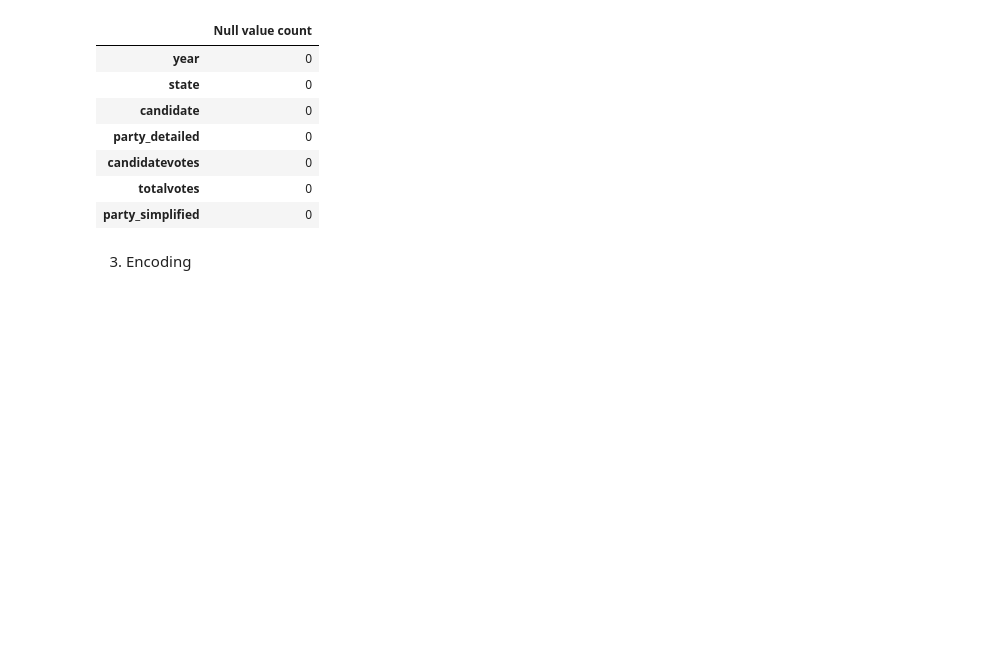
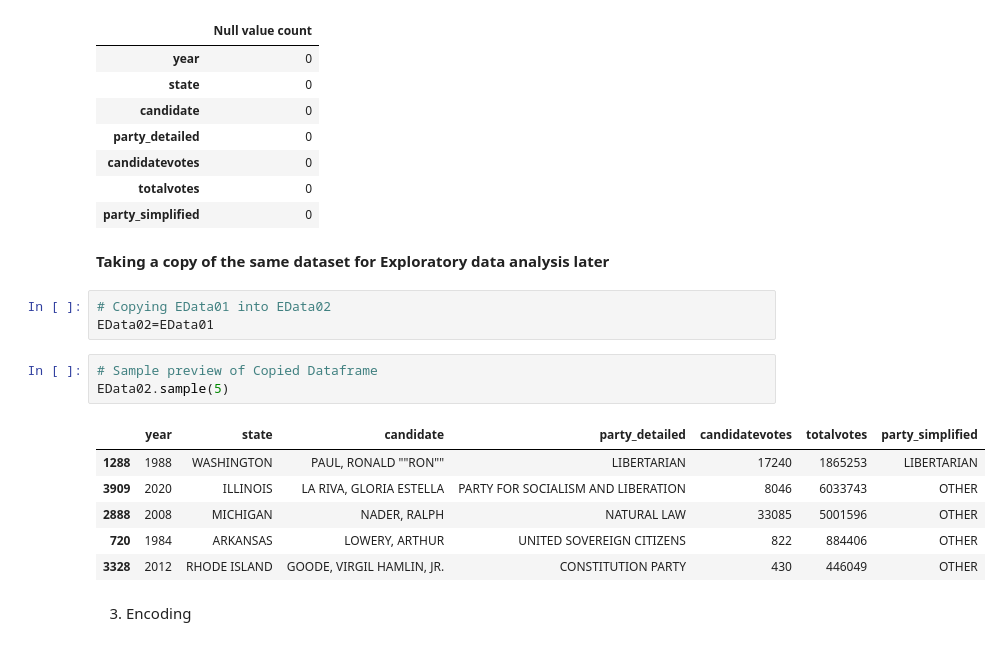
Before and after one commit to FlareWings/Group-Assignments, a Jupyter notebook: Week 12 - Competition/Solved Q&A activity student file.ipynb, the cells around one changed output. Cells and saved outputs as stored; diff of their text form; blank space fills up the shorter version.

```diff
--- a/Week 12 - Competition/Solved Q&A activity student file.ipynb
+++ b/Week 12 - Competition/Solved Q&A activity student file.ipynb
@@ -180,6 +180,21 @@ EData01.isna().sum().to_frame('Null value count')
 | candidatevotes | 0 |
 | totalvotes | 0 |
 | party_simplified | 0 |
+# %% [markdown]
+**Taking a copy of the same dataset for Exploratory data analysis later**
+# %%
+# Copying EData01 into EData02
+EData02=EData01
+# %%
+# Sample preview of Copied Dataframe
+EData02.sample(5)
+# %% [output]
+|  | year | state | candidate | party_detailed | candidatevotes | totalvotes | party_simplified |
+| 1288 | 1988 | WASHINGTON | PAUL, RONALD ""RON"" | LIBERTARIAN | 17240 | 1865253 | LIBERTARIAN |
+| 3909 | 2020 | ILLINOIS | LA RIVA, GLORIA ESTELLA | PARTY FOR SOCIALISM AND LIBERATION | 8046 | 6033743 | OTHER |
+| 2888 | 2008 | MICHIGAN | NADER, RALPH | NATURAL LAW | 33085 | 5001596 | OTHER |
+| 720 | 1984 | ARKANSAS | LOWERY, ARTHUR | UNITED SOVEREIGN CITIZENS | 822 | 884406 | OTHER |
+| 3328 | 2012 | RHODE ISLAND | GOODE, VIRGIL HAMLIN, JR. | CONSTITUTION PARTY | 430 | 446049 | OTHER |
 # %% [markdown]
 3. Encoding
 # %%
```
Also changed, not shown: parts of 8 cells of this notebook.
